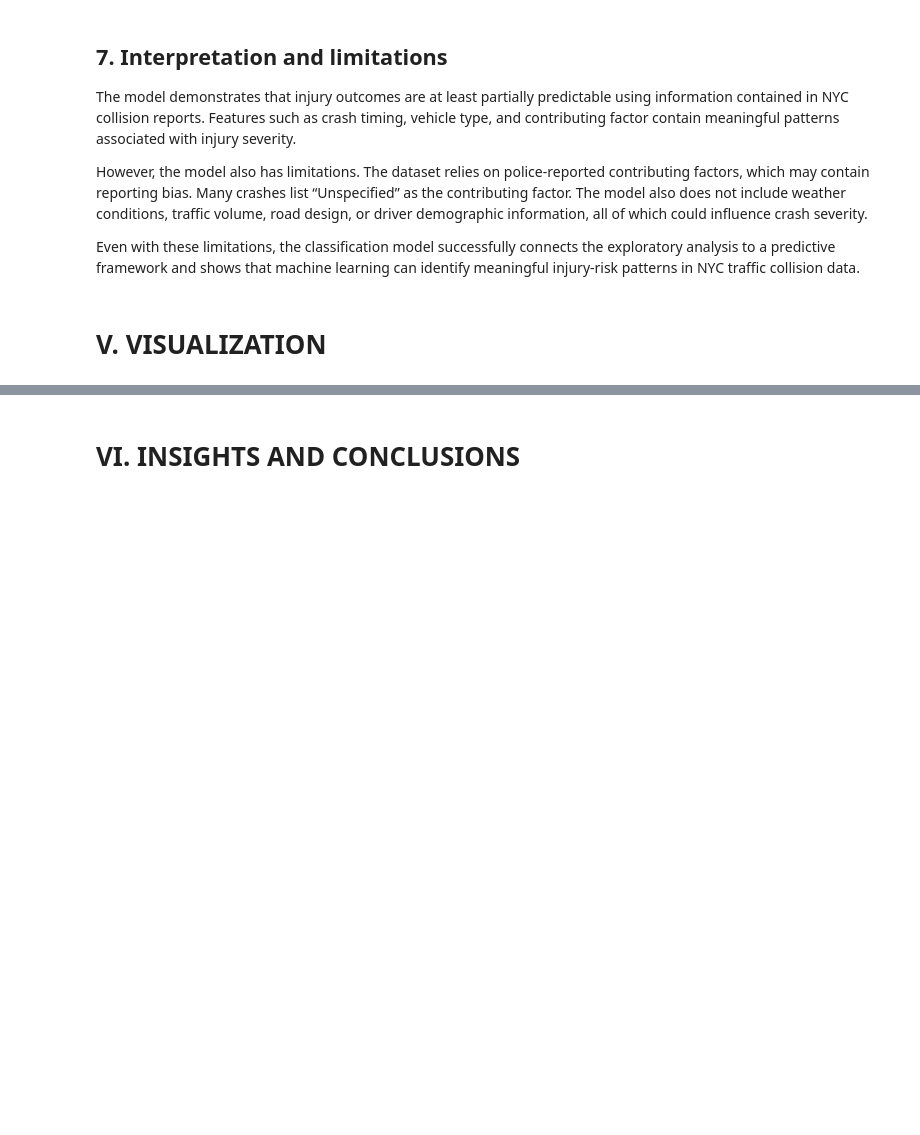
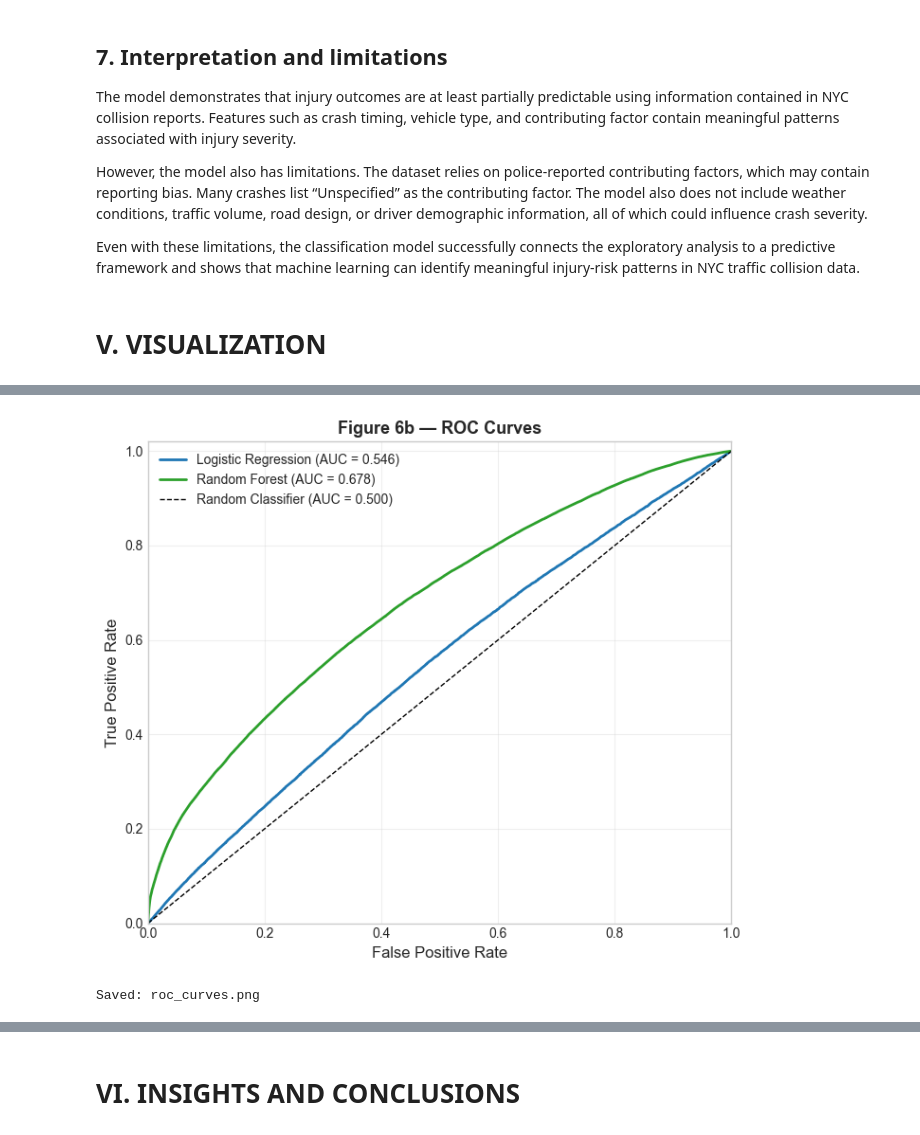
Before and after one commit to eadedeji8/320_Group_Project, a Jupyter notebook: crashes.ipynb, the cells around one changed output, grey strips where cells are left out. Cells and saved outputs as stored; diff of their text form; code cells hidden in the pictures; blank space fills up the shorter version.

```diff
--- a/crashes.ipynb
+++ b/crashes.ipynb
@@ -578,0 +723,27 @@ Even with these limitations, the classification model successfully connects the
+# %%
+# Figure 6b — ROC curves for Logistic Regression vs. Random Forest.
+fig, ax = plt.subplots(figsize=(7, 6))
+
+colors = ['#1f77b4', '#2ca02c']
+for (name, model), color in zip(models, colors):
+    proba = model.predict_proba(X_test)[:, 1]
+    fpr, tpr, _ = roc_curve(y_test, proba)
+    auc = roc_auc_score(y_test, proba)
+    ax.plot(fpr, tpr, color=color, lw=2, label=f'{name} (AUC = {auc:.3f})')
+
+ax.plot([0, 1], [0, 1], 'k--', lw=1, label='Random Classifier (AUC = 0.500)')
+ax.set_xlabel('False Positive Rate', fontsize=12)
+ax.set_ylabel('True Positive Rate', fontsize=12)
+ax.set_title('Figure 6b — ROC Curves', fontsize=13, fontweight='bold')
+ax.legend(fontsize=10)
+ax.set_xlim([0, 1])
+ax.set_ylim([0, 1.02])
+ax.grid(alpha=0.3)
+
+plt.tight_layout()
+plt.savefig('roc_curves.png', dpi=150, bbox_inches='tight')
+plt.show()
+print("Saved: roc_curves.png")
+# %% [output]
+[figure, added]
+Saved: roc_curves.png
```
Also changed, not shown: parts of 26 cells of this notebook, 1 other file.
